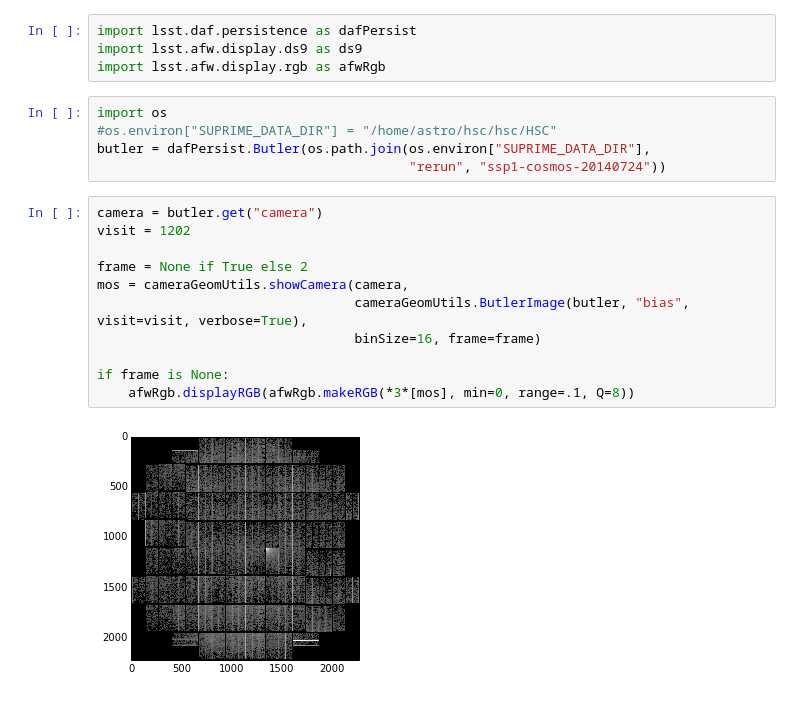
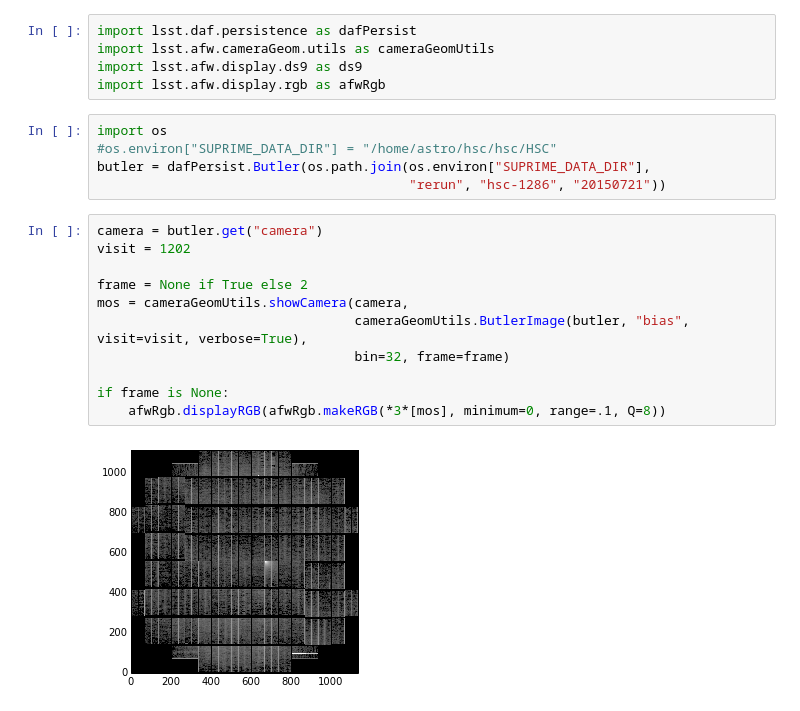
Before and after one commit to RobertLuptonTheGood/notebooks, a Jupyter notebook: Show Camera.ipynb, the cells around one changed output. Drawn from its saved outputs; the diff is of its cells as text.

```diff
--- a/Show Camera.ipynb
+++ b/Show Camera.ipynb
@@ -1,25 +1,26 @@
 # %%
 import lsst.daf.persistence as dafPersist
+import lsst.afw.cameraGeom.utils as cameraGeomUtils
 import lsst.afw.display.ds9 as ds9
 import lsst.afw.display.rgb as afwRgb
 # %%
 import os
 #os.environ["SUPRIME_DATA_DIR"] = "/home/astro/hsc/hsc/HSC"
 butler = dafPersist.Butler(os.path.join(os.environ["SUPRIME_DATA_DIR"],
-                                        "rerun", "ssp1-cosmos-20140724"))
+                                        "rerun", "hsc-1286", "20150721"))
 # %%
 camera = butler.get("camera")
 visit = 1202
 
 frame = None if True else 2
 mos = cameraGeomUtils.showCamera(camera,
                                  cameraGeomUtils.ButlerImage(butler, "bias", visit=visit, verbose=True),
-                                 binSize=16, frame=frame)
+                                 bin=32, frame=frame)
 
 if frame is None:
-    afwRgb.displayRGB(afwRgb.makeRGB(*3*[mos], min=0, range=.1, Q=8))
+    afwRgb.displayRGB(afwRgb.makeRGB(*3*[mos], minimum=0, range=.1, Q=8))
 # %% [output]
-[figure, old version]
+[figure, new version]
 # %%
 cameraGeomUtils=reload(cameraGeomUtils)
 
```
Also changed, not shown: parts of 2 cells of this notebook.
